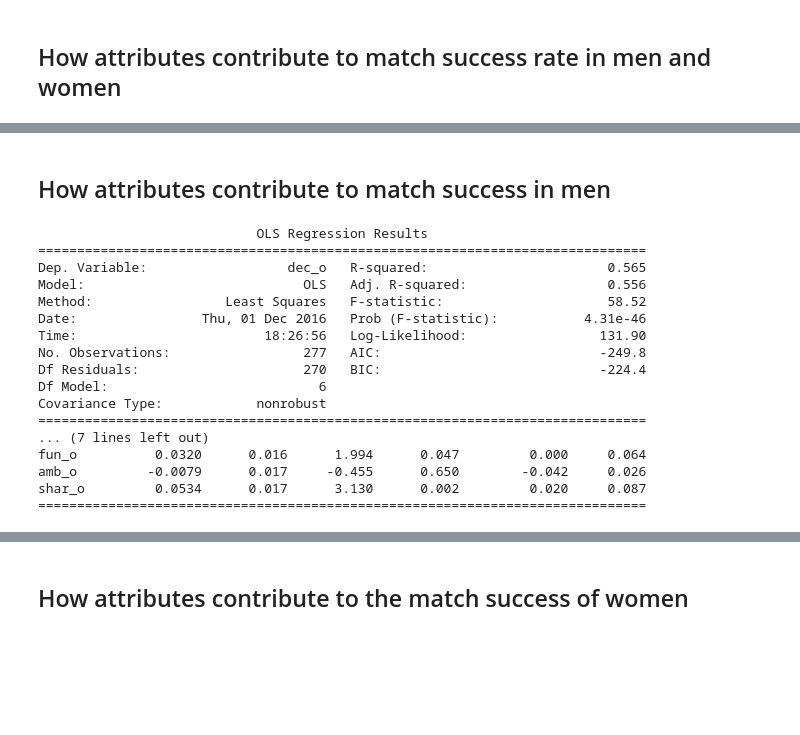
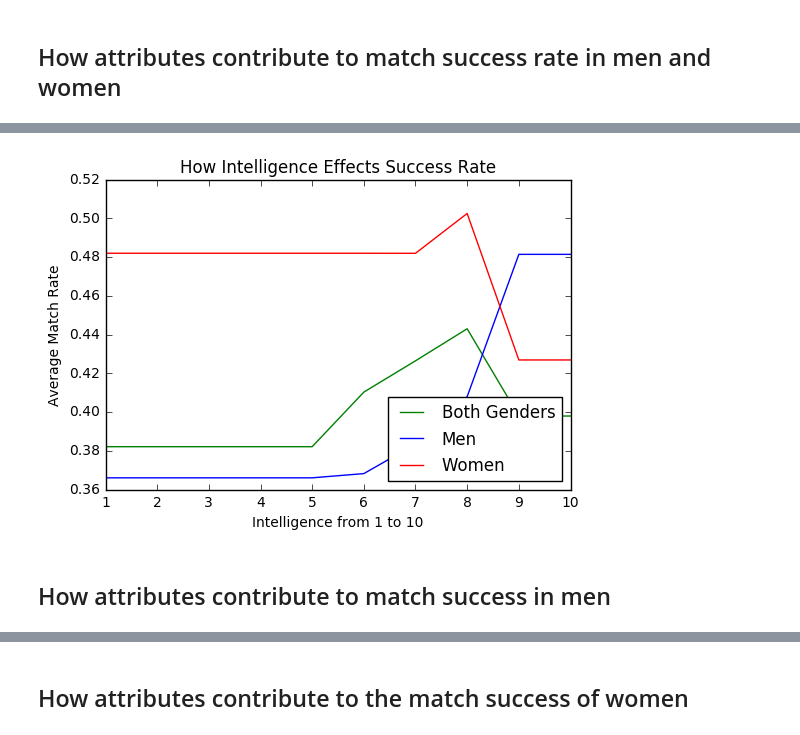
Before and after one commit to magescher/DataScience_SpeedDatingExperiment, a Jupyter notebook: SpeedDating.ipynb, the cells around one changed output, grey strips where cells are left out. Cells and saved outputs as stored; diff of their text form; code cells hidden in the pictures; blank space fills up the shorter version.

```diff
--- a/SpeedDating.ipynb
+++ b/SpeedDating.ipynb
@@ -355,0 +386,6 @@ shar_o         0.0321      0.014      2.333      0.020         0.005     0.059
+# %%
+y=lookup_men["dec_o"]
+x=lookup_men[["attr_o","sinc_o","intel_o","fun_o","amb_o","shar_o"]]
+x_train,x_test,y_train,y_test=train_test_split(x,y,test_size=.2,random_state=42)
+gbr_m=GradientBoostingRegressor()
+gbr_m.fit(x_train,y_train)
@@ -356,24 +414,42 @@ shar_o         0.0321      0.014      2.333      0.020         0.005     0.059
+# %%
+x=[]
+y=[]
+y_m=[]
+y_w=[]
+for j in range (1,11):
+    avg=0
+    for i in range (0,552):
+        test_person=lookup[["attr_o","sinc_o","intel_o","fun_o","amb_o","shar_o"]].iloc[i]
+        test_person["intel_o"]=j
+        avg=avg+gbr.predict(test_person.reshape(1,-1))[0]
+        #print est.predict(test_person)[0]
+    y.append(float(avg/552))
+    x.append(j)
+for j in range (1,11):
+    avg=0
+    for i in range (0,277):
+        test_person=lookup_men[["attr_o","sinc_o","intel_o","fun_o","amb_o","shar_o"]].iloc[i]
+        test_person["intel_o"]=j
+        avg=avg+gbr_m.predict(test_person.reshape(1,-1))[0]
+        #print est.predict(test_person)[0]
+    y_m.append(float(avg/277))
+for j in range (1,11):
+    avg=0
+    for i in range (0,274):
+        test_person=lookup_women[["attr_o","sinc_o","intel_o","fun_o","amb_o","shar_o"]].iloc[i]
+        test_person["intel_o"]=j
+        avg=avg+gbr_w.predict(test_person.reshape(1,-1))[0]
+        #print est.predict(test_person)[0]
+    y_w.append(float(avg/274))
+plt.title("How Intelligence Effects Success Rate")
+plt.xlabel("Intelligence from 1 to 10")
+plt.ylabel("Average Match Rate")
+plt.plot(x,y,label="Both Genders",color='g')
+plt.plot(x,y_m,label="Men",color='b')
+plt.plot(x,y_w,label="Women",color='r')
+plt.legend(loc='lower right')
+plt.show()
+# %% [output]
+[figure, added]
 # %% [markdown]
 ## How attributes contribute to match success in men
-# %%
-est = smf.ols('dec_o ~ attr_o + sinc_o + intel_o+fun_o+amb_o+shar_o', lookup_men).fit()
-print est.summary().tables[0]
-print est.summary().tables[1]
-# %% [output]
-                            OLS Regression Results
-==============================================================================
-Dep. Variable:                  dec_o   R-squared:                       0.565
-Model:                            OLS   Adj. R-squared:                  0.556
-Method:                 Least Squares   F-statistic:                     58.52
-Date:                Thu, 01 Dec 2016   Prob (F-statistic):           4.31e-46
-Time:                        18:26:56   Log-Likelihood:                 131.90
-No. Observations:                 277   AIC:                            -249.8
-Df Residuals:                     270   BIC:                            -224.4
-Df Model:                           6
-Covariance Type:            nonrobust
-==============================================================================
-... (7 lines left out)
-fun_o          0.0320      0.016      1.994      0.047         0.000     0.064
-amb_o         -0.0079      0.017     -0.455      0.650        -0.042     0.026
-shar_o         0.0534      0.017      3.130      0.002         0.020     0.087
-==============================================================================
```
Also changed, not shown: parts of 38 cells of this notebook.
